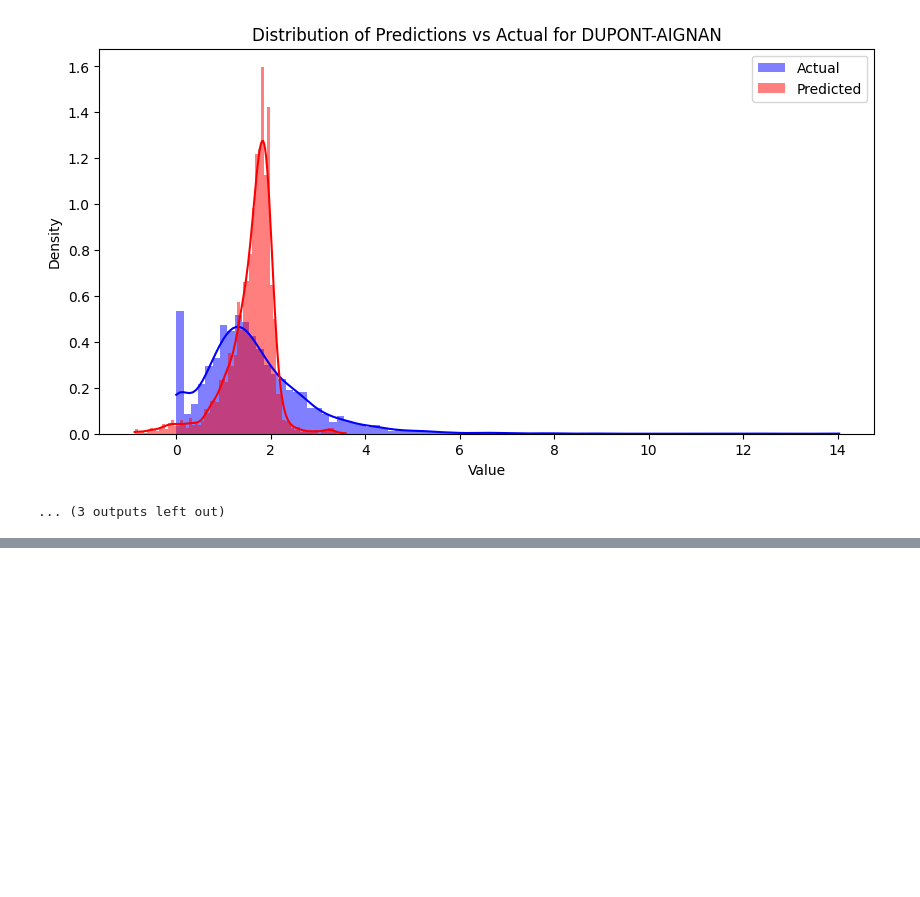
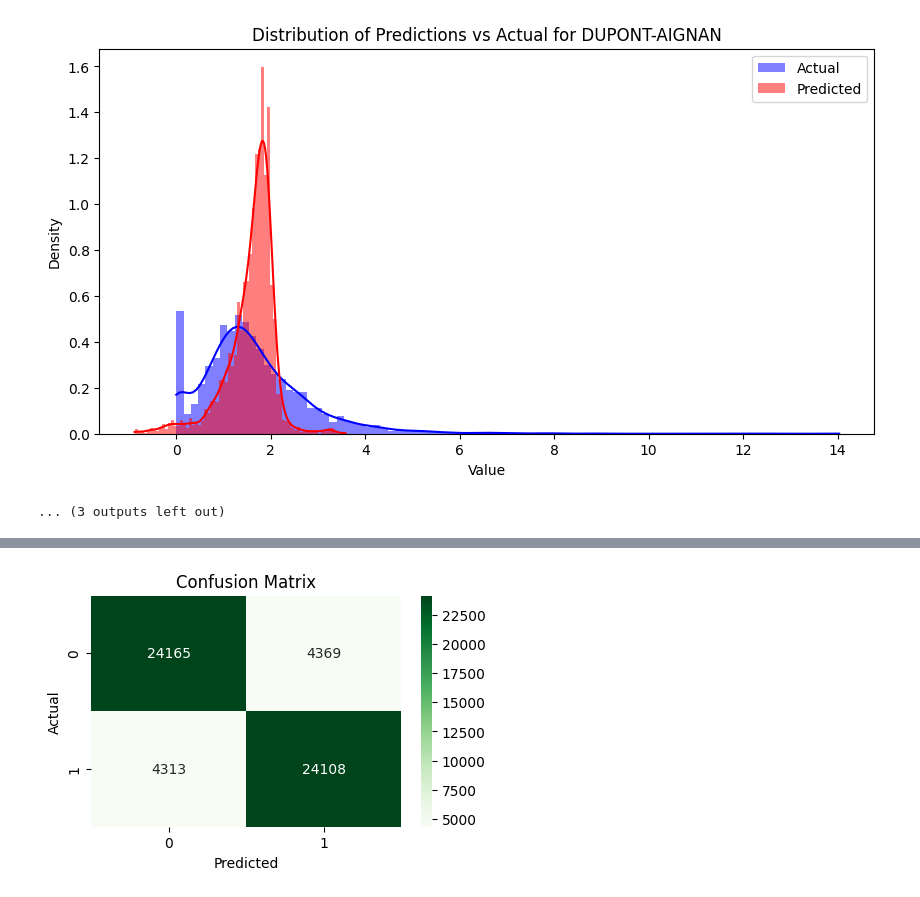
Before and after one commit to Piett-rm/MSPR-Analyse-de-donnees, a Jupyter notebook: model_vis.ipynb, the cells around one changed output, grey strips where cells are left out. Drawn from its saved outputs; the diff is of its cells as text; code cells hidden in the pictures; blank space fills up the shorter version.

```diff
--- a/model_vis.ipynb
+++ b/model_vis.ipynb
@@ -139,0 +173,19 @@ for nom_value in unique_noms:
+# %%
+import numpy as np
+from sklearn.metrics import confusion_matrix
+
+y_test_bin = np.where(y_test > y_test.median(), 1, 0)
+y_pred_bin = np.where(y_pred > np.median(y_pred), 1, 0)
+
+# Calcul de la matrice de confusion
+cm = confusion_matrix(y_test_bin, y_pred_bin)
+
+# Visualisation
+plt.figure(figsize=(5, 3))
+sns.heatmap(cm, annot=True, fmt='d', cmap='Greens')
+plt.xlabel('Predicted')
+plt.ylabel('Actual')
+plt.title('Confusion Matrix')
+plt.show()
+# %% [output]
+[figure, added]
```
Also changed, not shown: parts of 3 cells of this notebook.
